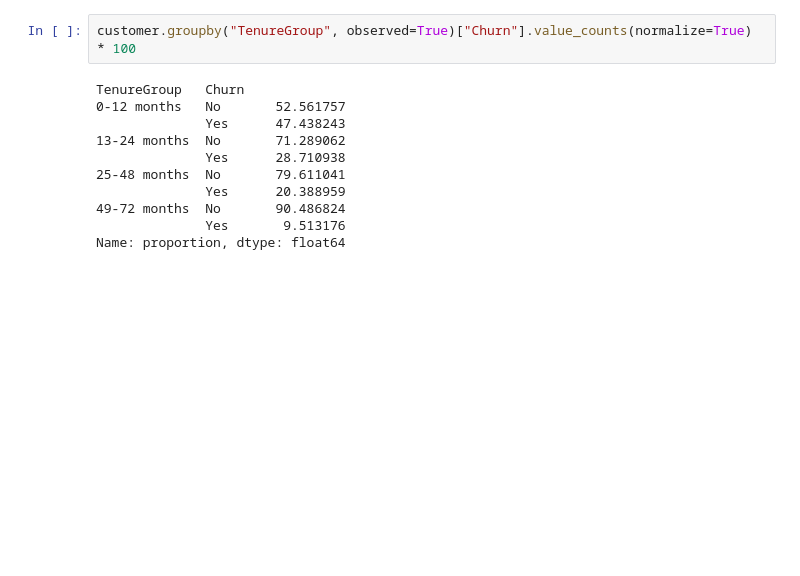
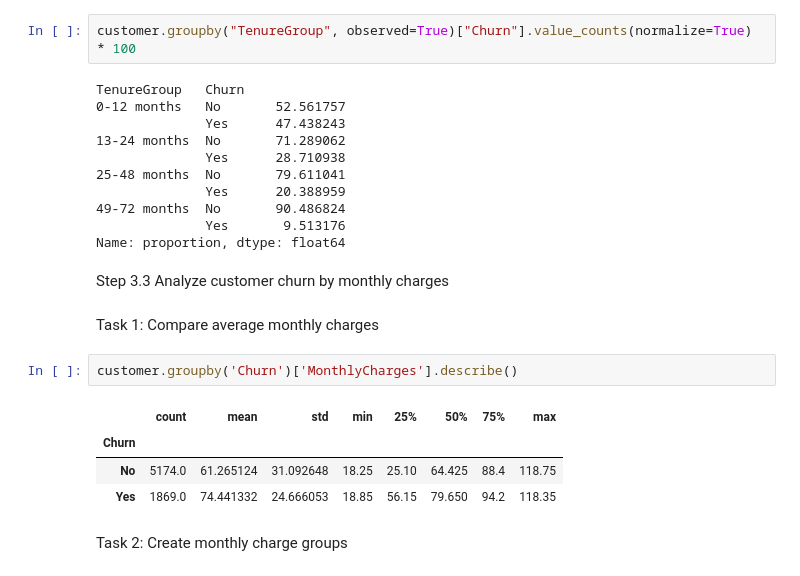
Before and after one commit to NickRusso20/customer-churn-analysis, a Jupyter notebook: churn_analysis.ipynb, the cells around one changed output. Cells and saved outputs as stored; diff of their text form; blank space fills up the shorter version.

```diff
--- a/churn_analysis.ipynb
+++ b/churn_analysis.ipynb
@@ -343,3 +343,16 @@ TenureGroup   Churn
 49-72 months  No       90.486824
               Yes       9.513176
 Name: proportion, dtype: float64
+# %% [markdown]
+Step 3.3 Analyze customer churn by monthly charges
+# %% [markdown]
+Task 1: Compare average monthly charges
+# %%
+customer.groupby('Churn')['MonthlyCharges'].describe()
+# %% [output]
+|  | count | mean | std | min | 25% | 50% | 75% | max |
+| Churn |  |  |  |  |  |  |  |  |
+| No | 5174.0 | 61.265124 | 31.092648 | 18.25 | 25.10 | 64.425 | 88.4 | 118.75 |
+| Yes | 1869.0 | 74.441332 | 24.666053 | 18.85 | 56.15 | 79.650 | 94.2 | 118.35 |
+# %% [markdown]
+Task 2: Create monthly charge groups
```
Also changed, not shown: parts of 24 cells of this notebook.
